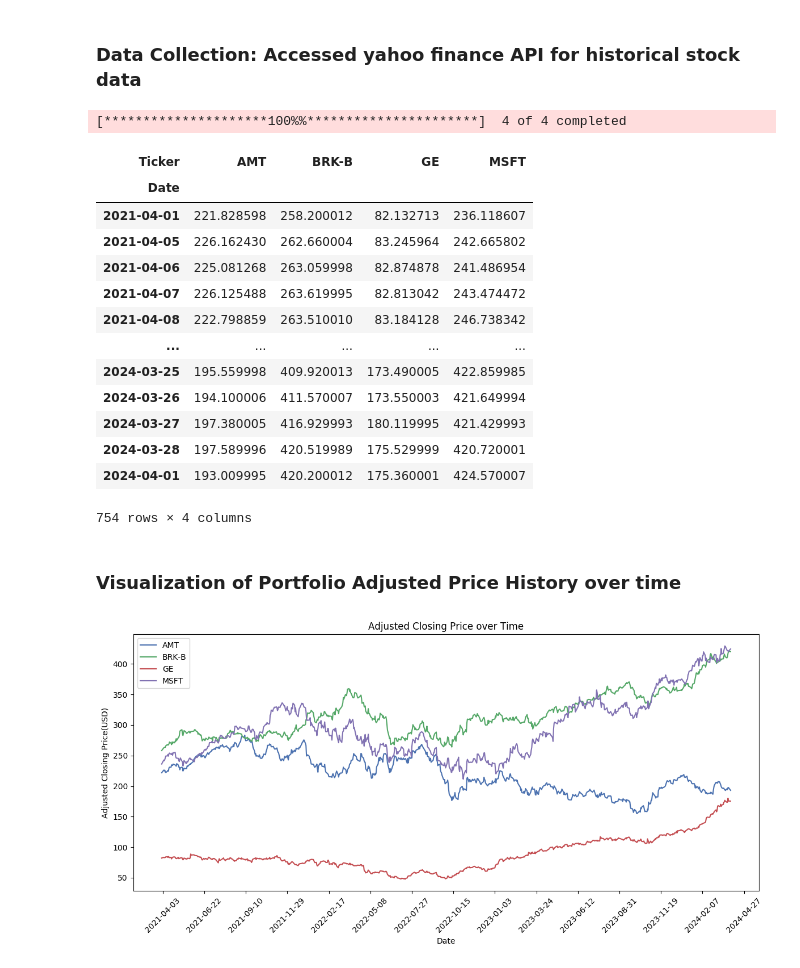
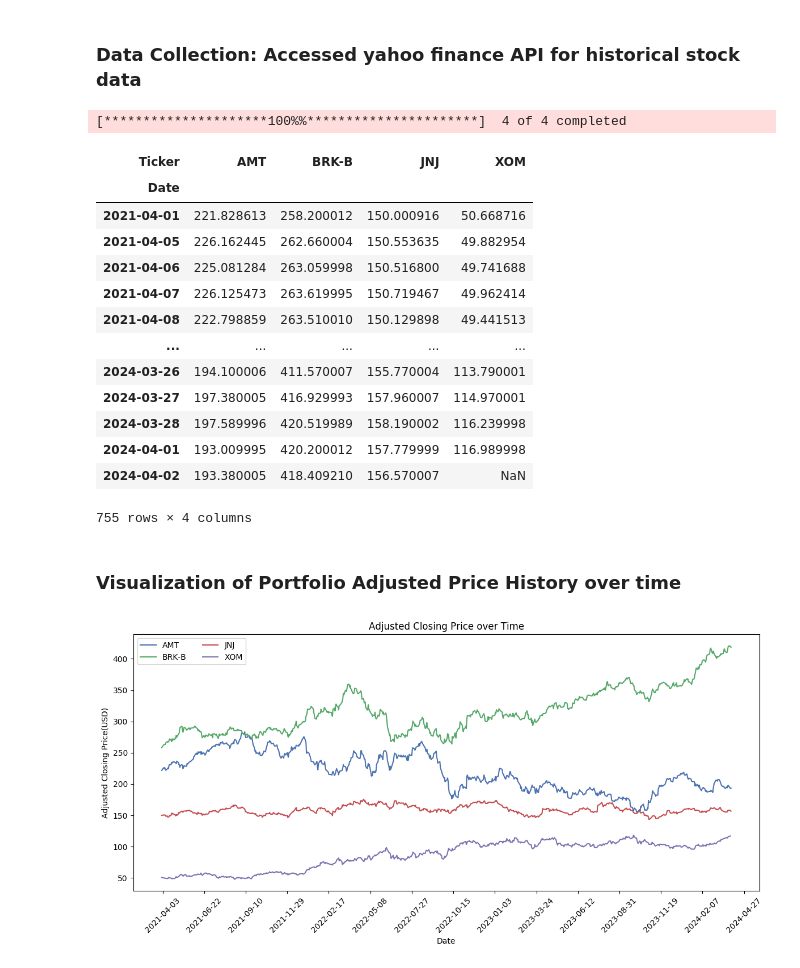
Before and after one commit to victorezealuma/Stock_Portfolio_Optimization, a Jupyter notebook: Portfolio_Opt_.ipynb, the cells around one changed output. Drawn from its saved outputs; the diff is of its cells as text; code cells hidden in the pictures.

```diff
--- a/Portfolio_Opt_.ipynb
+++ b/Portfolio_Opt_.ipynb
@@ -19,7 +40,7 @@ plt.style.use('_classic_test_patch')
 # %%
 import pandas as pd
 
-portfolio_tickers = ["BRK-B","MSFT","GE","AMT"]
+portfolio_tickers = ["BRK-B","AMT","JNJ","XOM"]
 
 historical_data = yf.download(portfolio_tickers, start="2021-04-01", end=None)["Adj Close"]
 
@@ -28,42 +49,43 @@ df = pd.DataFrame(historical_data)
 df
 # %% [output]
 [*********************100%%**********************]  4 of 4 completed
-| Ticker | AMT | BRK-B | GE | MSFT |
+| Ticker | AMT | BRK-B | JNJ | XOM |
 | Date |  |  |  |  |
-| 2021-04-01 | 221.828598 | 258.200012 | 82.132713 | 236.118607 |
-| 2021-04-05 | 226.162430 | 262.660004 | 83.245964 | 242.665802 |
-| 2021-04-06 | 225.081268 | 263.059998 | 82.874878 | 241.486954 |
-| 2021-04-07 | 226.125488 | 263.619995 | 82.813042 | 243.474472 |
-| 2021-04-08 | 222.798859 | 263.510010 | 83.184128 | 246.738342 |
+| 2021-04-01 | 221.828613 | 258.200012 | 150.000916 | 50.668716 |
+| 2021-04-05 | 226.162445 | 262.660004 | 150.553635 | 49.882954 |
+| 2021-04-06 | 225.081284 | 263.059998 | 150.516800 | 49.741688 |
+| 2021-04-07 | 226.125473 | 263.619995 | 150.719467 | 49.962414 |
+| 2021-04-08 | 222.798859 | 263.510010 | 150.129898 | 49.441513 |
 | ... | ... | ... | ... | ... |
-| 2024-03-25 | 195.559998 | 409.920013 | 173.490005 | 422.859985 |
-| 2024-03-26 | 194.100006 | 411.570007 | 173.550003 | 421.649994 |
-| 2024-03-27 | 197.380005 | 416.929993 | 180.119995 | 421.429993 |
-| 2024-03-28 | 197.589996 | 420.519989 | 175.529999 | 420.720001 |
-| 2024-04-01 | 193.009995 | 420.200012 | 175.360001 | 424.570007 |
+| 2024-03-26 | 194.100006 | 411.570007 | 155.770004 | 113.790001 |
+| 2024-03-27 | 197.380005 | 416.929993 | 157.960007 | 114.970001 |
+| 2024-03-28 | 197.589996 | 420.519989 | 158.190002 | 116.239998 |
+| 2024-04-01 | 193.009995 | 420.200012 | 157.779999 | 116.989998 |
+| 2024-04-02 | 193.380005 | 418.409210 | 156.570007 | NaN |
-754 rows × 4 columns
+755 rows × 4 columns
 # %% [markdown]
 ### Visualization of Portfolio Adjusted Price History over time
 # %%
 plt.figure(figsize=(12, 6))  # Adjust the figure size as needed
 
 my_stocks = df
 
 for c in my_stocks.columns.values:
   plt.plot(my_stocks[c],label=c)       # Creates and plots the graph
 
 plt.xlabel("Date")
 plt.ylabel("Adjusted Closing Price(USD)")
 plt.title("Adjusted Closing Price over Time")
-plt.legend()
+plt.legend(ncol=2)
 plt.grid(False)
+
 plt.gca().xaxis.set_major_locator(plt.MaxNLocator(20))  # Adjust the number as needed
 plt.xticks(rotation=45)  # Rotate x-axis labels for readability
 plt.tight_layout()
 
 plt.show()
 # %% [output]
-[figure, old version]
+[figure, new version]
 # %%
 # Calculating the daily return
 daily_returns = df.pct_change()
```
Also changed, not shown: parts of 9 cells of this notebook.
